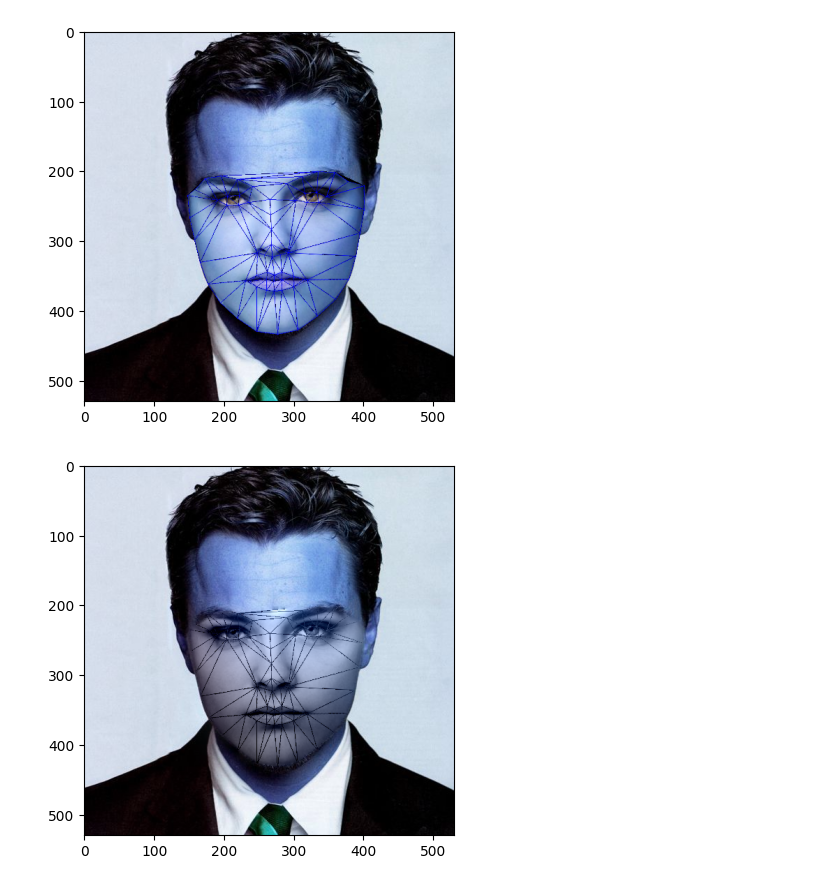
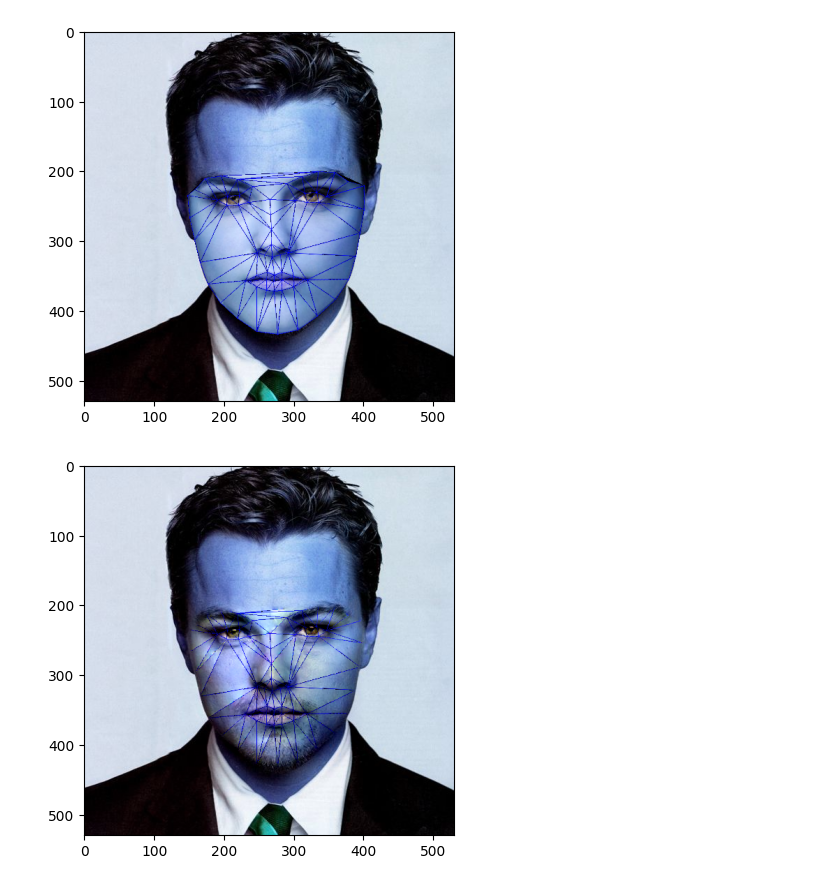
Before and after one commit to Bharathjpv/face_swap_app_python, a Jupyter notebook: face_swap.ipynb, the cells around one changed output. Drawn from its saved outputs; the diff is of its cells as text; code cells hidden in the pictures.

Commit message:
face color updated

```diff
--- a/face_swap.ipynb
+++ b/face_swap.ipynb
@@ -232,18 +232,18 @@ center_face = (int((x3 + x3 + w3) / 2), int((y3 + y3 + h3) / 2))
 # %%
 #removing the face from the img2
 img2_face_mask = np.zeros_like(img2_gray)
 img2_head_mask = cv2.fillConvexPoly(img2_face_mask, convexhull2, 255)
 img2_face_mask = cv2.bitwise_not(img2_head_mask)
 img2_noface = cv2.bitwise_and(img2, img2, mask=img2_face_mask)
 
 
 result = cv2.add(img2_noface, img2_new_face)
 
 #cloning face into the img2
 (x3, y3, w3, h3) = cv2.boundingRect(convexhull2)
 center_face = (int((x3 + x3 + w3) / 2), int((y3 + y3 + h3) / 2))
-seamlessclone = cv2.seamlessClone(result, img2, img2_head_mask, center_face, cv2.MONOCHROME_TRANSFER)
+seamlessclone = cv2.seamlessClone(result, img2, img2_head_mask, center_face, cv2.MIXED_CLONE)
 
 plt.imshow(seamlessclone);
 # %% [output]
-[figure, old version]
+[figure, new version]
```
Also changed, not shown: parts of 3 cells of this notebook, 1 other file.
